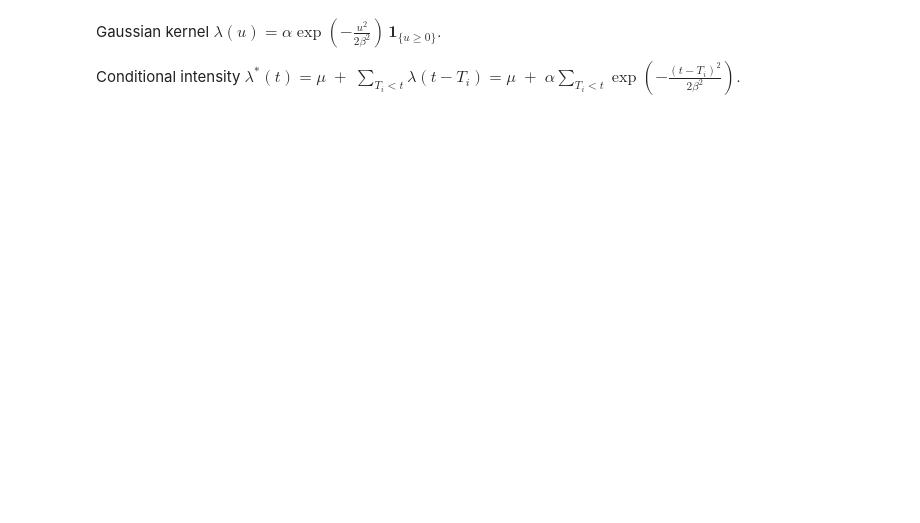
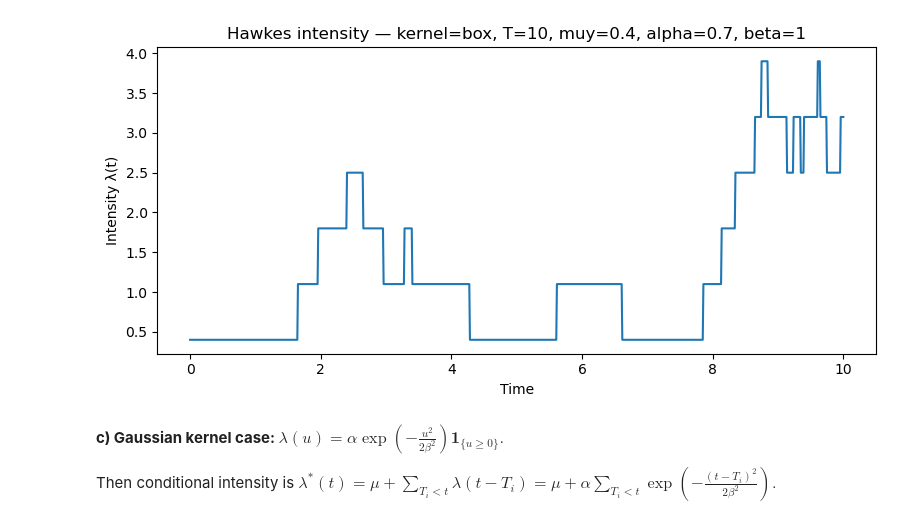
Before and after one commit to BaoNgocSen/M1-Internship-Testing-for-Linear-Hawkes-Process, a Jupyter notebook: Ngoc Stage 4eme-Main.ipynb, the cells around one changed output. Saved outputs shown, nothing was run; the diff lists cells and outputs as text; code cells hidden in the pictures; blank space fills up the shorter version.

```diff
--- a/Ngoc Stage 4eme-Main.ipynb
+++ b/Ngoc Stage 4eme-Main.ipynb
@@ -49,17 +58,21 @@ hawkes_test3(len(list1e), T/3, mu_hat, alpha_hat, beta_hat, variance_hat, alpha_
+# %%
+mu=0.4
+alpha=0.7
+beta=1
+T=10
+
+me = thinning_hawkes(mu, alpha, beta,T, kernel_type='box')
+e = me.simulate()
+me.plot_intensity(1000,T)
+# %% [output]
+[figure, added]
 # %% [markdown]
- Gaussian kernel
-$
-\lambda(u)
-= \alpha \exp\!\left(-\frac{u^{2}}{2\beta^{2}}\right)\,\mathbf{1}_{\{u \ge 0\}}.
-$
+**c) Gaussian kernel case:
+$\lambda(u) = \alpha \exp\!\!\left(-\frac{u^{2}}{2\beta^{2}}\right)\mathbf{1}_{\{u \ge 0\}}.$**
 
-Conditional intensity
-$
-\lambda^{\ast}(t)
-= \mu \;+\; \sum_{T_i < t} \lambda(t - T_i)
-= \mu \;+\; \alpha \sum_{T_i < t}
-\exp\!\left(-\frac{(t - T_i)^{2}}{2\beta^{2}}\right).
-$
+Then conditional intensity is
+$\lambda^{*}(t) = \mu + \sum_{T_i < t} \lambda(t - T_i) =
+\mu + \alpha \sum_{T_i < t} \exp\!\!\left(-\frac{(t - T_i)^{2}}{2\beta^{2}}\right).$
 # %%
 mu=0.4
 alpha=0.7
```
Also changed, not shown: parts of 53 cells of this notebook, 2 other files.
